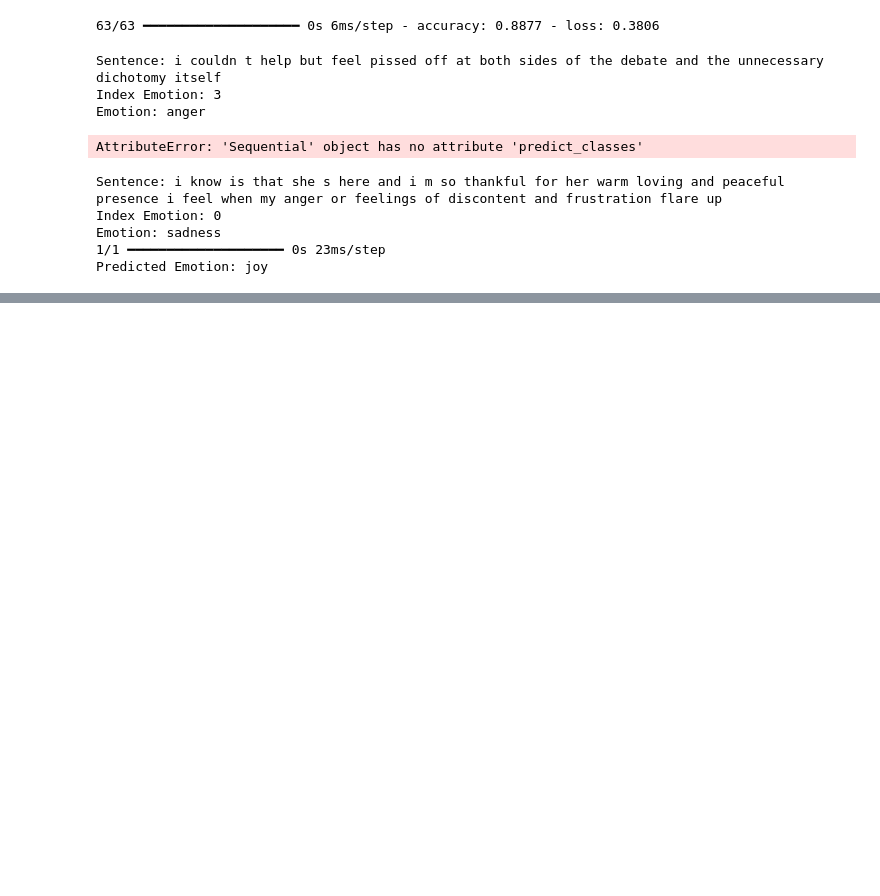
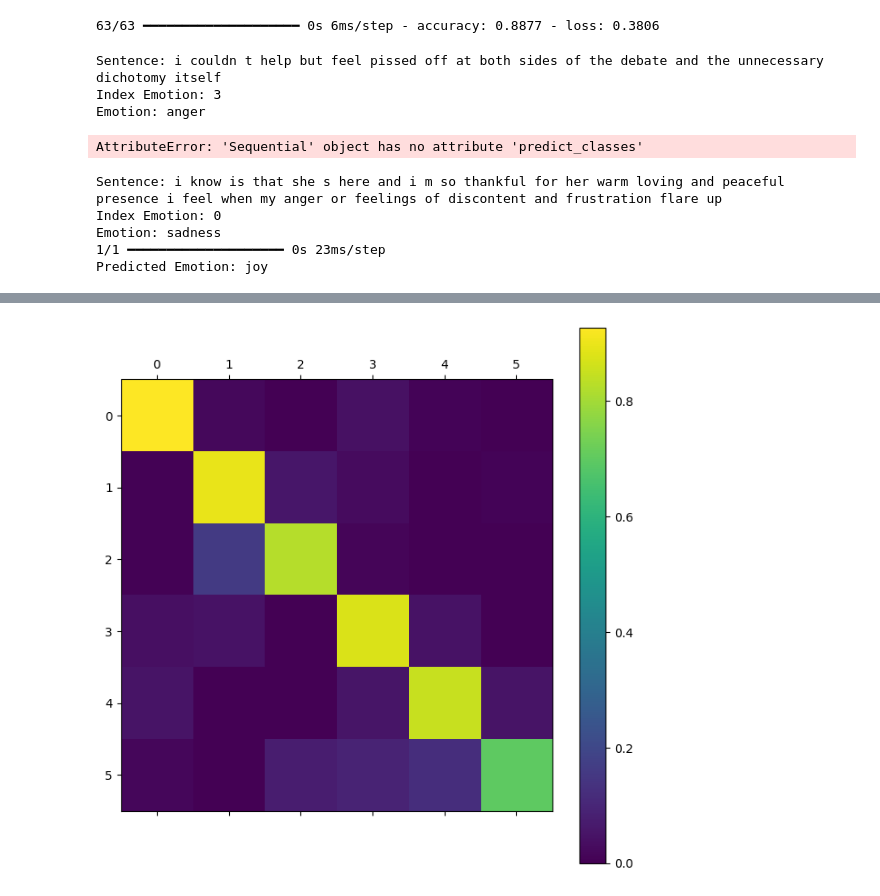
Before and after one commit to Subin-Vidhu/2024, a Jupyter notebook: Coursera_Guided_Projects/Tweet Emotion Recognition - Natural Language Processing with TensorFlow/Tweet Emotion Recognition - Learner.ipynb, the cells around one changed output, grey strips where cells are left out. Cells and saved outputs as stored; diff of their text form; code cells hidden in the pictures; blank space fills up the shorter version.

```diff
--- a/Coursera_Guided_Projects/Tweet Emotion Recognition - Natural Language Processing with TensorFlow/Tweet Emotion Recognition - Learner.ipynb
+++ b/Coursera_Guided_Projects/Tweet Emotion Recognition - Natural Language Processing with TensorFlow/Tweet Emotion Recognition - Learner.ipynb
@@ -423,0 +429,4 @@ Predicted Emotion: joy
+# %%
+# Use `predict` and `np.argmax` for prediction
+preds = np.argmax(model.predict(test_sequences), axis=-1)
+preds.shape, test_labels.shape
@@ -423,0 +436,4 @@ Predicted Emotion: joy
+# %%
+show_confusion_matrix(test_labels, preds, list(classes))
+# %% [output]
+[figure, added]
```
Also changed, not shown: parts of 2 cells of this notebook.
